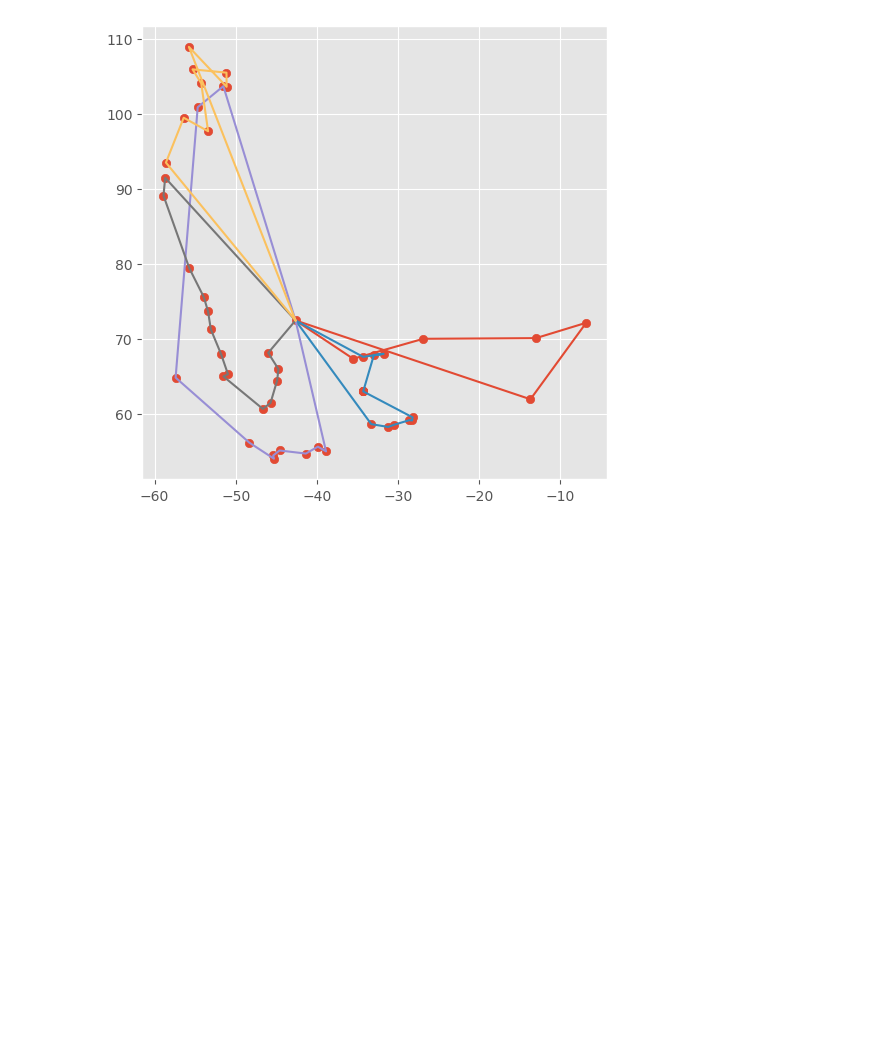
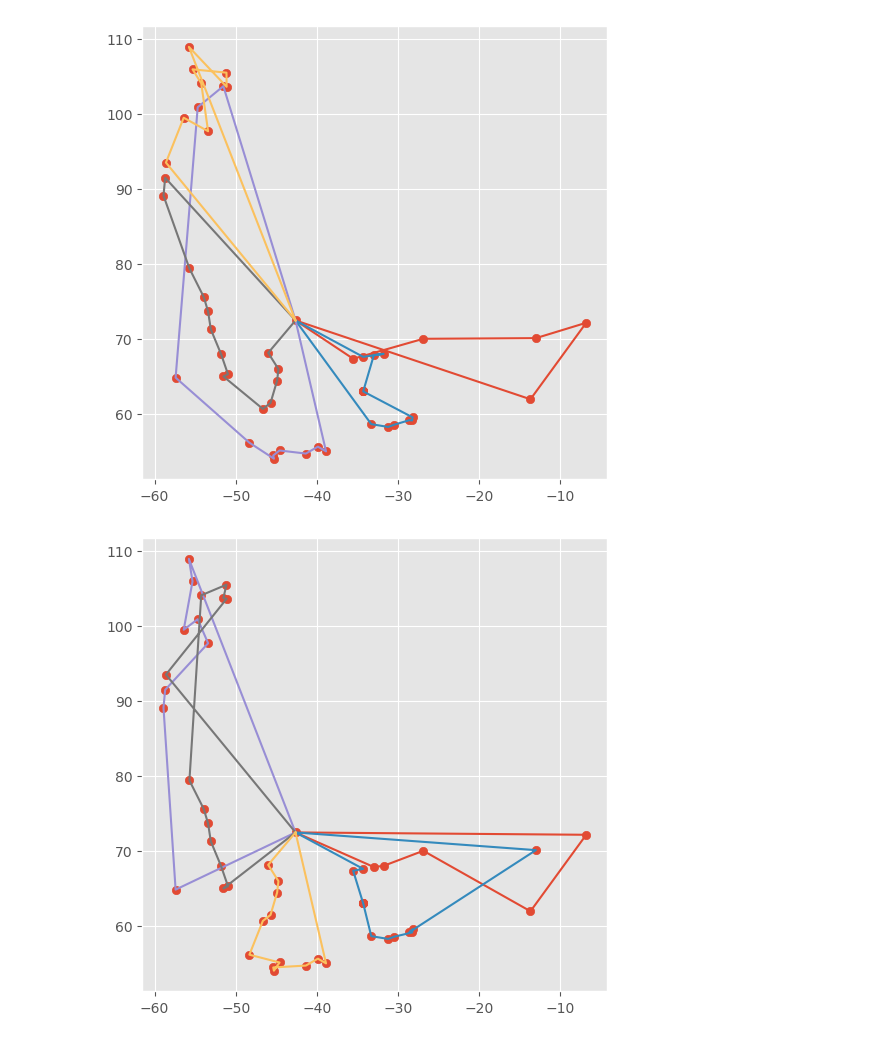
Before and after one commit to EvgenyOleshkevich/transopt_routing, a Jupyter notebook: NIER/NIR_balanced_weight2.ipynb, the cells around one changed output. Saved outputs shown, nothing was run; the diff lists cells and outputs as text; code cells hidden in the pictures; blank space fills up the shorter version.

```diff
--- a/NIER/NIR_balanced_weight2.ipynb
+++ b/NIER/NIR_balanced_weight2.ipynb
@@ -398,3 +398,21 @@ for rout in routs1:
 # lenght: 2424.16
 # %% [output]
 [figure]
+# %%
+routs_index = [[0, 29, 30, 31, 2, 47, 0, 0],
+[0, 28, 27, 41, 39, 40, 42, 18, 16, 17, 20, 25, 19, 1, 0, 0],
+[0, 48, 32, 33, 43, 14, 3, 46, 45, 0, 0],
+[0, 8, 9, 10, 4, 5, 6, 7, 44, 13, 11, 12, 34, 0, 0],
+[0, 49, 50, 37, 38, 35, 36, 21, 26, 15, 22, 23, 24, 0, 0]]
+rout_X = []
+rout_Y = []
+
+fig = plt.figure(figsize=(6,6), dpi=100)
+
+routs1 = get_routs(routs_index)
+scatter(X,Y)
+for rout in routs1:
+    plt.plot(rout[0], rout[1])
+# lenght: 2422.59
+# %% [output]
+[figure, added]
```
Also changed, not shown: parts of 3 cells of this notebook, 4 other files.
